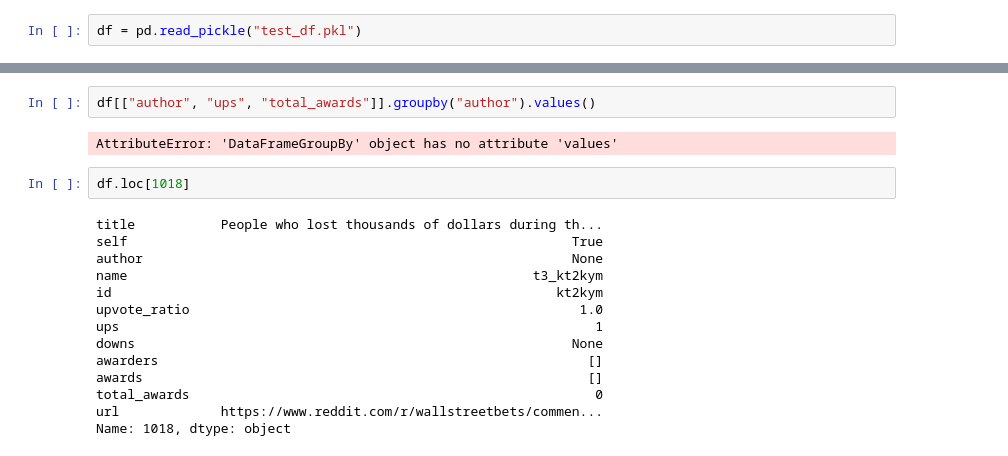
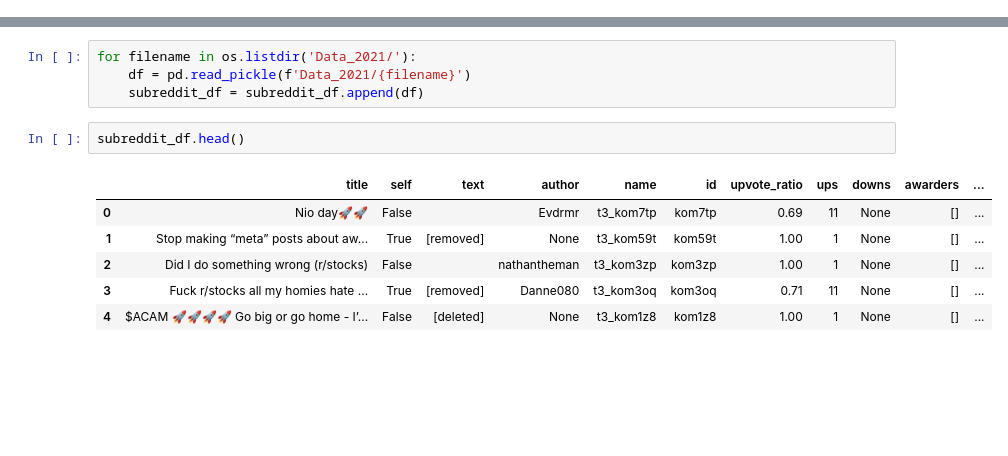
Before and after one commit to ElleNajt/ErdosInstitute-SIG_Project, a Jupyter notebook: Untitled.ipynb, the cells around one changed output, grey strips where cells are left out. Drawn from its saved outputs; the diff is of its cells as text; blank space fills up the shorter version.

```diff
--- a/Untitled.ipynb
+++ b/Untitled.ipynb
@@ -22,4 +23,2 @@ reddit = praw.Reddit(
 
 subreddit_df = pd.DataFrame()
-# %%
-df = pd.read_pickle("test_df.pkl")
@@ -47,20 +25,13 @@ df.sort_values(by = "total_awards")
-# %%
-df[["author", "ups", "total_awards"]].groupby("author").values()
-# %% [output]
-AttributeError: 'DataFrameGroupBy' object has no attribute 'values'
-# %%
-df.loc[1018]
-# %% [output]
-title           People who lost thousands of dollars during th...
-self                                                         True
-author                                                       None
-name                                                    t3_kt2kym
-id                                                         kt2kym
-upvote_ratio                                                  1.0
-ups                                                             1
-downs                                                        None
-awarders                                                       []
-awards                                                         []
-total_awards                                                    0
-url             https://www.reddit.com/r/wallstreetbets/commen...
-Name: 1018, dtype: object
+# %%
+for filename in os.listdir('Data_2021/'):
+    df = pd.read_pickle(f'Data_2021/{filename}')
+    subreddit_df = subreddit_df.append(df)
+# %%
+subreddit_df.head()
+# %% [output]
+|  | title | self | text | author | name | id | upvote_ratio | ups | downs | awarders | ... |
+| 0 | Nio day🚀🚀 | False |  | Evdrmr | t3_kom7tp | kom7tp | 0.69 | 11 | None | [] | ... |
+| 1 | Stop making “meta” posts about aw... | True | [removed] | None | t3_kom59t | kom59t | 1.00 | 1 | None | [] | ... |
+| 2 | Did I do something wrong (r/stocks) | False |  | nathantheman | t3_kom3zp | kom3zp | 1.00 | 1 | None | [] | ... |
+| 3 | Fuck r/stocks all my homies hate ... | True | [removed] | Danne080 | t3_kom3oq | kom3oq | 0.71 | 11 | None | [] | ... |
+| 4 | $ACAM 🚀🚀🚀🚀 Go big or go home - I’... | False | [deleted] | None | t3_kom1z8 | kom1z8 | 1.00 | 1 | None | [] | ... |
```
Also changed, not shown: parts of 3 cells of this notebook, 4 other files.
